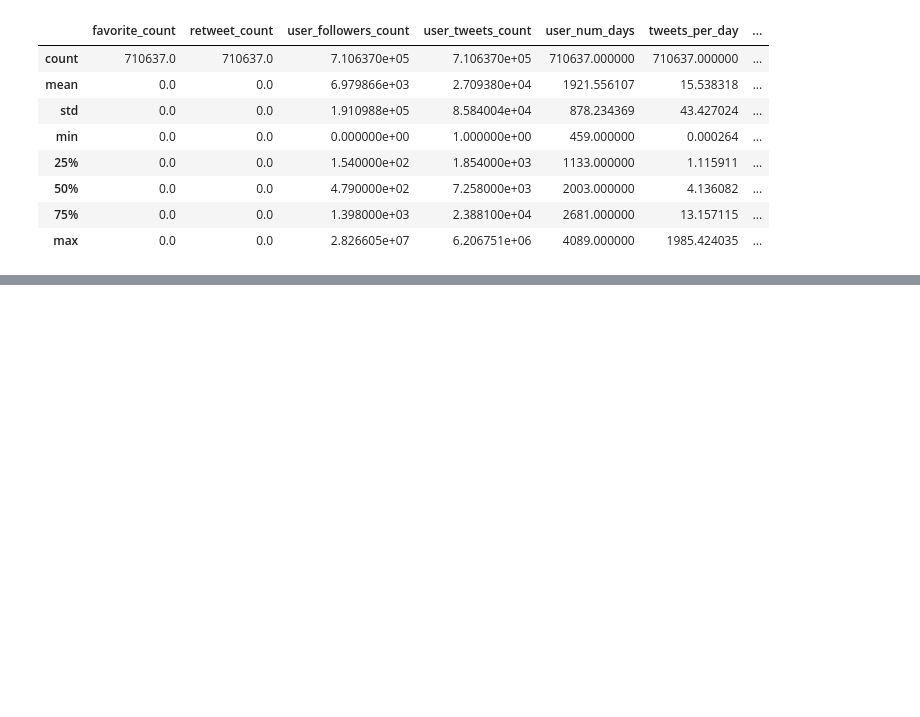
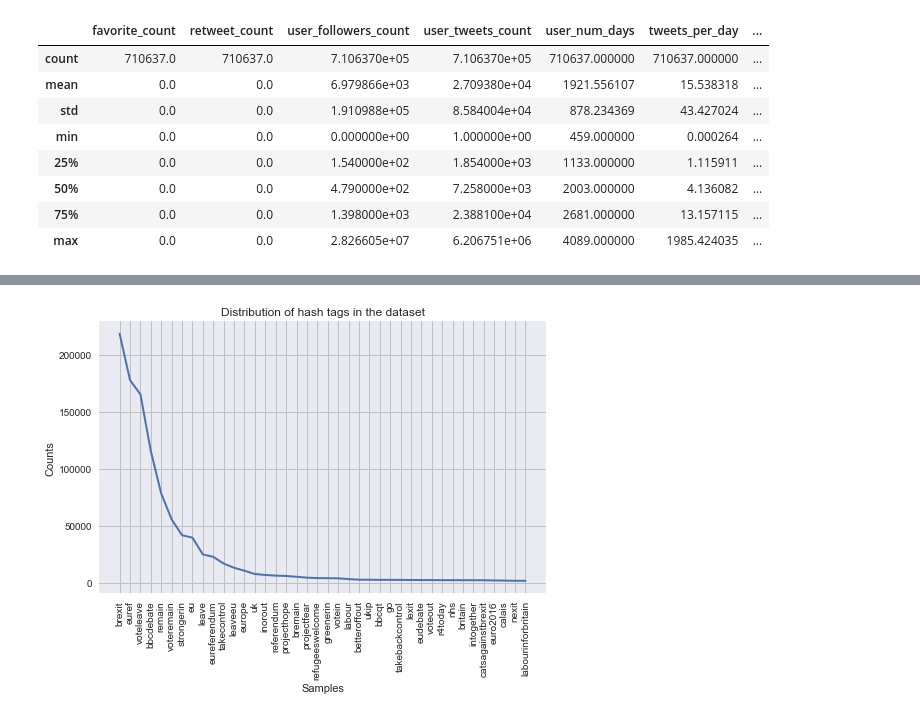
Before and after one commit to LiquanChai/DS4D, a Jupyter notebook: Bot identifier.ipynb, the cells around one changed output, grey strips where cells are left out. Drawn from its saved outputs; the diff is of its cells as text; code cells hidden in the pictures; blank space fills up the shorter version.

Commit message:
analysed bots_data and human_data

```diff
--- a/Bot identifier.ipynb
+++ b/Bot identifier.ipynb
@@ -514,6 +490,10 @@ data.head()
 # %%
 import numpy as np
 
-data['authenticity'] = np.where((data['tweets_per_day']>50) | (data['twitter_count_160621']>35), False, True)
+# data['authenticity'] = np.where((data['tweets_per_day']>50) | (data['twitter_count_160621']>35), False, True)
+
+data['authenticity'] = np.where((((data['twitter_count_160621'] - data['tweets_per_day'])>20) & ((data['tweets_per_day']>50) | (data['twitter_count_160621']>35))), False, True)
+
 bots = data.loc[data['authenticity'] == False]
+
 human = data.loc[data['authenticity'] == True]
@@ -538,0 +509,17 @@ human = data.loc[data['authenticity'] == True]
+# %%
+%matplotlib inline
+import seaborn as sns
+import matplotlib.pyplot as plt
+# set aesthetics
+sns.set_style("whitegrid")
+sns.set(color_codes=True)
+# %%
+import nltk
+
+# hashtags - number of hashtags in tweets, for content of hashtags see exploration section
+hashtags_total = [hashtag for hashtags in data["hashtags"] for hashtag in hashtags]
+
+# convert all of them into lowercase
+hashtags_total = [hash_tag.lower() for hash_tag in hashtags_total] # list of total hashtags
+hashtags_dist = nltk.FreqDist(hashtags_total) # term frequencies of hashtags
+hashtags_dist.most_common(10) # the most common 10 hashtags
@@ -538,0 +537,7 @@ human = data.loc[data['authenticity'] == True]
+# %%
+plt.figure(figsize=(8, 5))
+plt.title("Distribution of hash tags in the dataset")
+hashtags_dist.plot(40) # the most common 40 hashtags
+plt.show()
+# %% [output]
+[figure, added]
```
Also changed, not shown: parts of 10 cells of this notebook, 2 other files.
